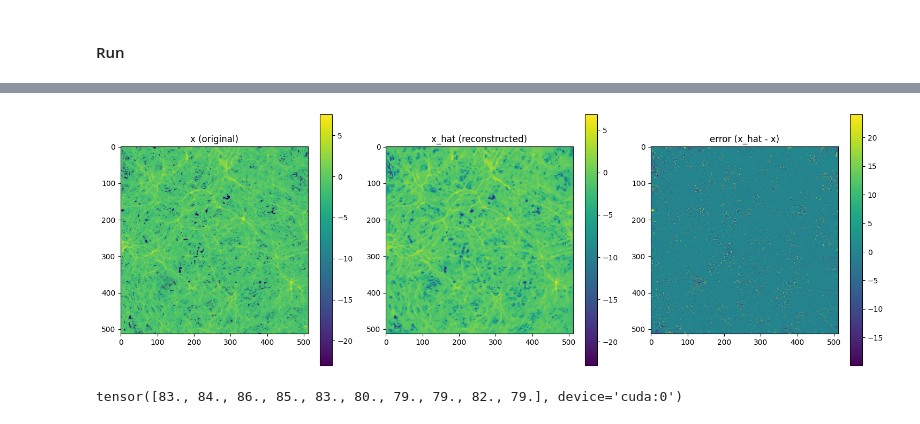
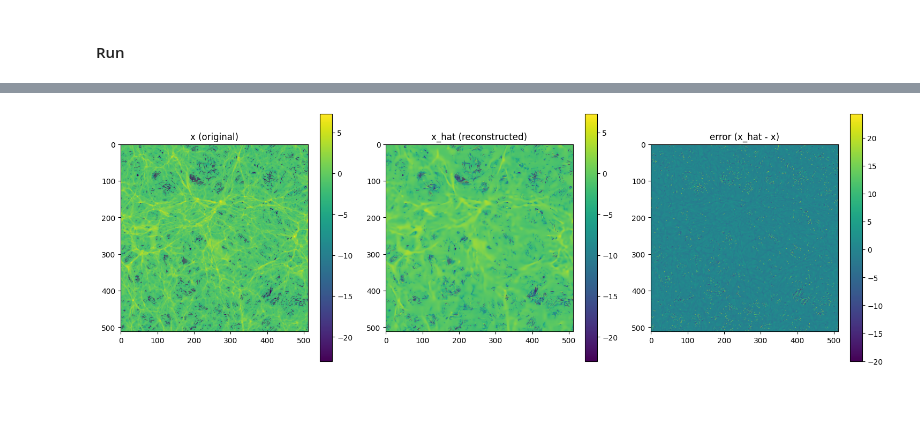
Before and after one commit to WenjingHuangHPC/CompressAI-Science, a Jupyter notebook: examples/CAIEC Inference.ipynb, the cells around one changed output, grey strips where cells are left out. Cells and saved outputs as stored; diff of their text form; code cells hidden in the pictures.

Commit message:
update dataloader-science

```diff
--- a/examples/CAIEC Inference.ipynb
+++ b/examples/CAIEC Inference.ipynb
@@ -1226,6 +1084,6 @@ strings_bytes_list: [7274900.0]
 # %%
 import torch
-from compressai.models import DCAE
+from compressai.models import DCAE, TCM
 import compressai.runtime.utils.metrics as metrics
 import numpy as np
 import torch.nn.functional as F
@@ -1235,25 +1093,36 @@ from compressai.utils import dataloader_science
 bin_path = "/hwj/data/caiec_test_data/nyx_512x1x512x512_log.f32"
 input_shape = (512, 512, 512)            # (N,H,W)
 block_size = (3, 512, 512)            # (bn,3,bh,bw)
-p=0.5
+p=0.9
 stride = (int(block_size[1] * p), int(block_size[2] * p))
 device = "cuda:0"
 batchsize = 5
 norm_type = "minmax"
+pad_value = 0.5
 
-loader, x_nhw_ori, status, meta = dataloader_science.blockify_bin_overlap(
+blocks, x_nhw_ori, status, meta = dataloader_science.blockify_bin_overlap(
     bin_path, input_shape, block_size, p, stride_hw=stride,
-    dtype=np.float32, pad_value=0.0, norm_type=norm_type, device=device
+    dtype=np.float32, pad_value=pad_value, norm_type=norm_type, device=device
 )
-blocks = loader
 bn = blocks.shape[0]
 
 # load model
-net = DCAE()
+# net = DCAE()
+# net = net.to(device)
+# net.eval()
+# dictory = {}
+# checkpoint = torch.load("/hwj/data/dcae/dcae-1.pth", map_location=device)
+# for k, v in checkpoint["state_dict"].items():
+#     dictory[k.replace("module.", "")] = v
+# net.load_state_dict(dictory)
+# net.update()
+
+net = TCM(config=[2,2,2,2,2,2], head_dim=[8, 16, 32, 32, 16, 8], drop_path_rate=0.0, N=64, M=320)
 net = net.to(device)
 net.eval()
 dictory = {}
-checkpoint = torch.load("/hwj/data/dcae/dcae-1.pth", map_location=device)
+
+checkpoint = torch.load("/hwj/data/model/tcm-1.pth", map_location=device)
 for k, v in checkpoint["state_dict"].items():
     dictory[k.replace("module.", "")] = v
 net.load_state_dict(dictory)
@@ -1278,7 +1147,6 @@ with torch.no_grad():
         xhat_blocks[start:end] = x_out
         del input, out_enc, out_dec, x_out
         torch.cuda.empty_cache()
-        # xhat_blocks_list.append(input)
 
 # return to blocks
 assert xhat_blocks.shape[0] == bn
@@ -1289,12 +1157,12 @@ x_hat_nhw = dataloader_science.blocks_to_nhw_overlap_weighted(
     block_size,
     stride_hw=stride,
     meta_hw=meta,
-    pad_value=0.0,
+    pad_value=pad_value,
     norm_type="minmax",
-    data_min=status["min"],
-    data_max=status["max"],
-    mean=status["mean"],
-    std=status["std"],
+    vmin=status["vmin"],
+    vmax=status["vmax"],
+    vmean=status["vmean"],
+    vstd=status["vstd"],
 )
 
 # compute metrics
@@ -1378,7 +1282,7 @@ import numpy as np
 # print("maxe:", metr["maxe"])
 # print("psnr:", metr["psnr"])
 
-b = 10
+b = 99
 x_map = x_nhw_ori[b].detach().cpu().numpy()
 xh_map = x_hat_nhw[b].detach().cpu().numpy()
 err_map = xh_map - x_map
@@ -1388,38 +1292,36 @@ vmin = x_map.min()
 vmax = x_map.max()
 
 vmin_hat = xh_map.min()
 vmax_hat = xh_map.max()
 
 # error 用对称范围（以 0 为中心）
 err_abs_max = np.max(np.abs(err_map))
 
 plt.figure(figsize=(15, 5))
 
 plt.subplot(1, 3, 1)
 # plt.imshow(x_map, vmin=vmin, vmax=vmax)
 plt.imshow(x_map)
 plt.colorbar()
 plt.title("x (original)")
 
 plt.subplot(1, 3, 2)
 # plt.imshow(xh_map, vmin=vmin_hat, vmax=vmax_hat)
 plt.imshow(xh_map)
 plt.colorbar()
 plt.title("x_hat (reconstructed)")
 
 plt.subplot(1, 3, 3)
 plt.imshow(err_map)
 plt.colorbar()
 plt.title("error (x_hat - x)")
 
 plt.tight_layout()
 plt.show()
 # %% [output]
-[figure, old version]
+[figure, new version]
 # %%
 x_nhw_ori[0,0,:10]
-# %% [output]
-tensor([83., 84., 86., 85., 83., 80., 79., 79., 82., 79.], device='cuda:0')
 # %%
 from compressai.utils import dataloader_science
 import numpy as np
```
Also changed, not shown: parts of 12 cells of this notebook, 3 other files.
